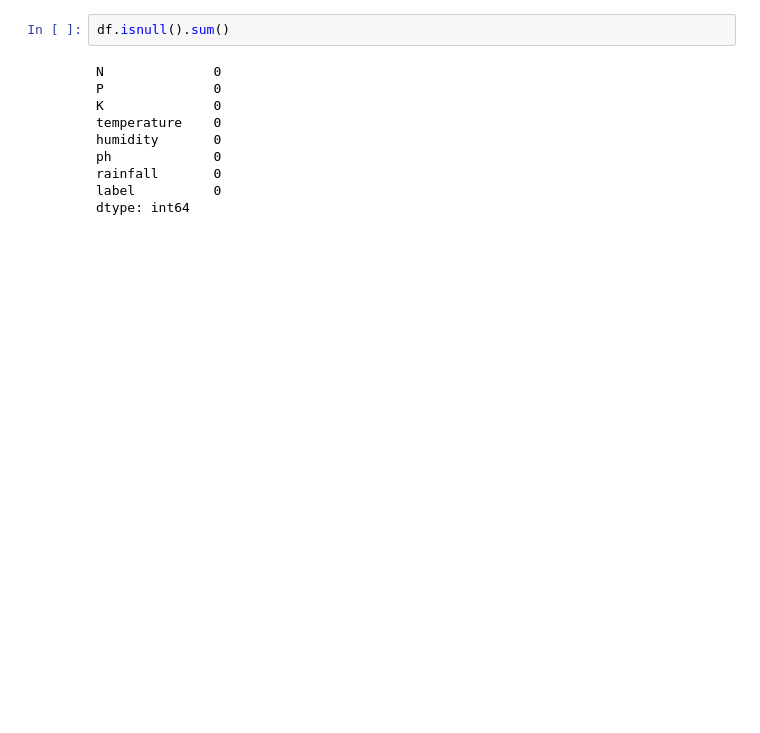
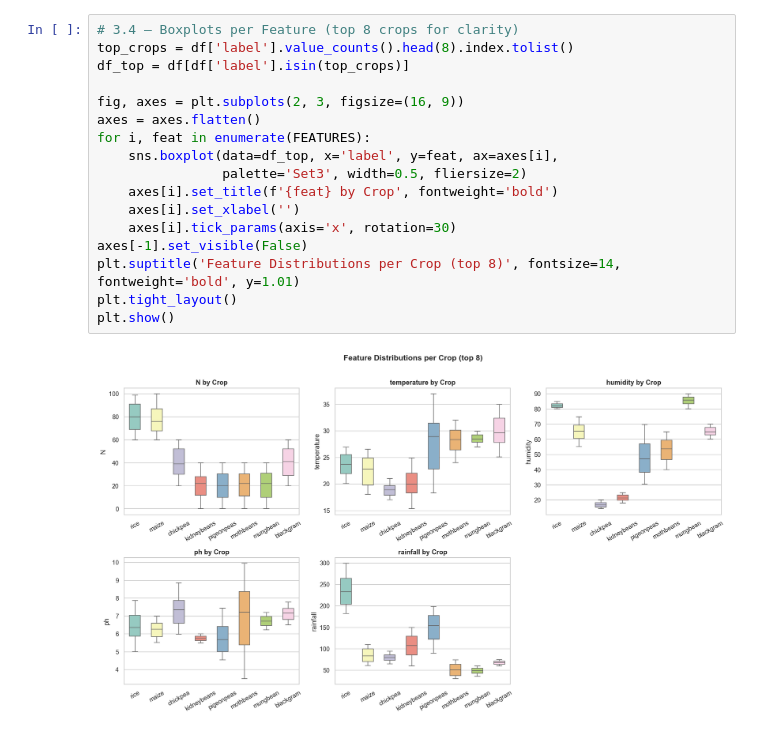
Before and after one commit to Souvik-Dutta12/Final-Yr-Project, a Jupyter notebook: backend/services/crop_recomendation/notebook/crop_recomendation.ipynb, the cells around one changed output. Cells and saved outputs as stored; diff of their text form; blank space fills up the shorter version.

```diff
--- a/backend/services/crop_recomendation/notebook/crop_recomendation.ipynb
+++ b/backend/services/crop_recomendation/notebook/crop_recomendation.ipynb
@@ -68,13 +131,20 @@ df.describe()
 # %%
-df.isnull().sum()
+# 3.4 — Boxplots per Feature (top 8 crops for clarity)
+top_crops = df['label'].value_counts().head(8).index.tolist()
+df_top = df[df['label'].isin(top_crops)]
+
+fig, axes = plt.subplots(2, 3, figsize=(16, 9))
+axes = axes.flatten()
+for i, feat in enumerate(FEATURES):
+    sns.boxplot(data=df_top, x='label', y=feat, ax=axes[i],
+                palette='Set3', width=0.5, fliersize=2)
+    axes[i].set_title(f'{feat} by Crop', fontweight='bold')
+    axes[i].set_xlabel('')
+    axes[i].tick_params(axis='x', rotation=30)
+axes[-1].set_visible(False)
+plt.suptitle('Feature Distributions per Crop (top 8)', fontsize=14, fontweight='bold', y=1.01)
+plt.tight_layout()
+plt.show()
 # %% [output]
-N              0
-P              0
-K              0
-temperature    0
-humidity       0
-ph             0
-rainfall       0
-label          0
-dtype: int64
+[figure, added]
 # %%
```
Also changed, not shown: parts of 42 cells of this notebook, 11 other files.
